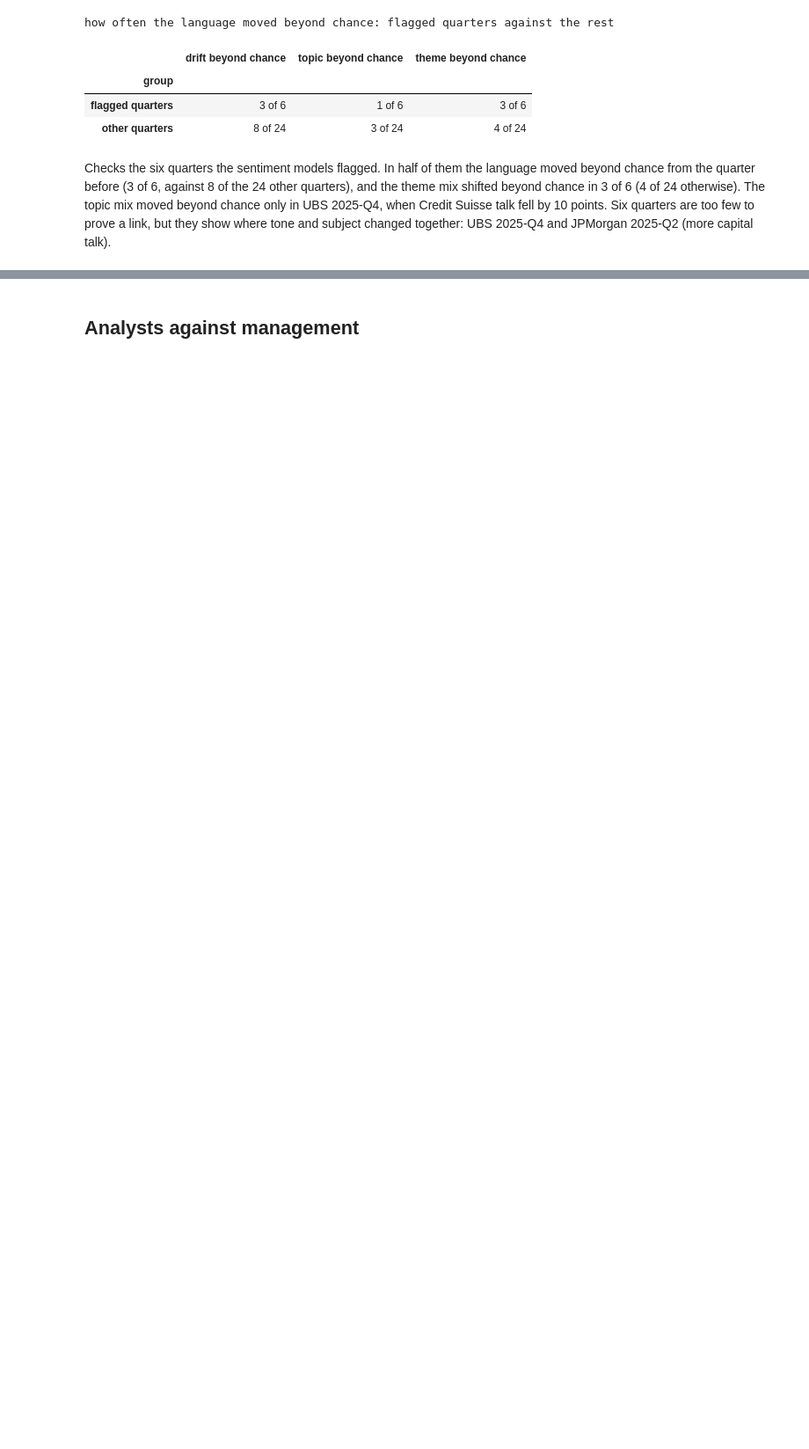
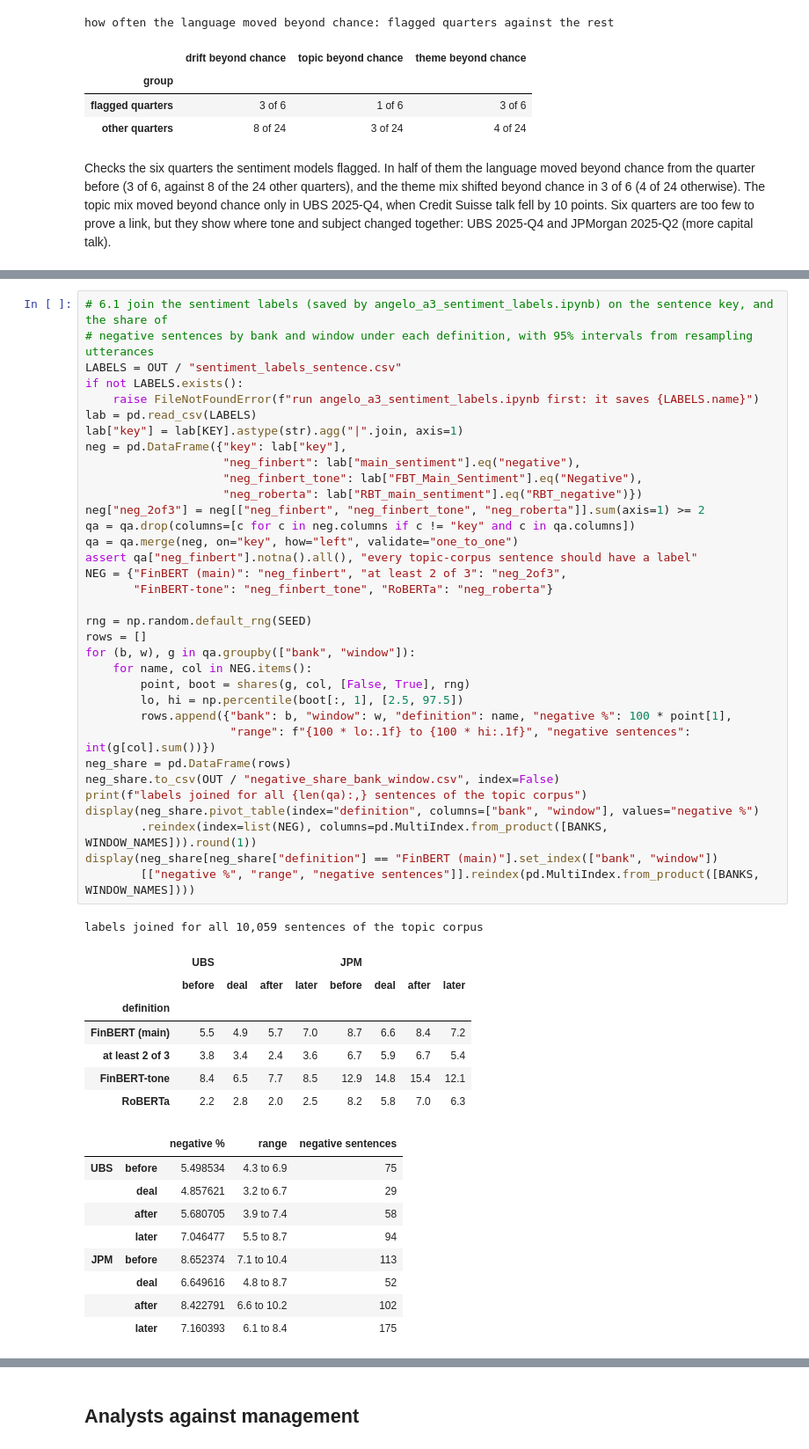
Before and after one commit to maybebool/boe-financial-analysis, a Jupyter notebook: notebooks/angelo/angelo_a3.ipynb, the cells around one changed output, grey strips where cells are left out. Shown at 88% size. Drawn from its saved outputs; the diff is of its cells as text; blank space fills up the shorter version.

```diff
--- a/notebooks/angelo/angelo_a3.ipynb
+++ b/notebooks/angelo/angelo_a3.ipynb
@@ -1467,0 +1476,52 @@ The comparison gives the sentiment results a subject: when tone and topic change
+# %%
+# 6.1 join the sentiment labels (saved by angelo_a3_sentiment_labels.ipynb) on the sentence key, and the share of
+# negative sentences by bank and window under each definition, with 95% intervals from resampling utterances
+LABELS = OUT / "sentiment_labels_sentence.csv"
+if not LABELS.exists():
+    raise FileNotFoundError(f"run angelo_a3_sentiment_labels.ipynb first: it saves {LABELS.name}")
+lab = pd.read_csv(LABELS)
+lab["key"] = lab[KEY].astype(str).agg("|".join, axis=1)
+neg = pd.DataFrame({"key": lab["key"],
+                    "neg_finbert": lab["main_sentiment"].eq("negative"),
+                    "neg_finbert_tone": lab["FBT_Main_Sentiment"].eq("Negative"),
+                    "neg_roberta": lab["RBT_main_sentiment"].eq("RBT_negative")})
+neg["neg_2of3"] = neg[["neg_finbert", "neg_finbert_tone", "neg_roberta"]].sum(axis=1) >= 2
+qa = qa.drop(columns=[c for c in neg.columns if c != "key" and c in qa.columns])
+qa = qa.merge(neg, on="key", how="left", validate="one_to_one")
+assert qa["neg_finbert"].notna().all(), "every topic-corpus sentence should have a label"
+NEG = {"FinBERT (main)": "neg_finbert", "at least 2 of 3": "neg_2of3",
+       "FinBERT-tone": "neg_finbert_tone", "RoBERTa": "neg_roberta"}
+
+rng = np.random.default_rng(SEED)
+rows = []
+for (b, w), g in qa.groupby(["bank", "window"]):
+    for name, col in NEG.items():
+        point, boot = shares(g, col, [False, True], rng)
+        lo, hi = np.percentile(boot[:, 1], [2.5, 97.5])
+        rows.append({"bank": b, "window": w, "definition": name, "negative %": 100 * point[1],
+                     "range": f"{100 * lo:.1f} to {100 * hi:.1f}", "negative sentences": int(g[col].sum())})
+neg_share = pd.DataFrame(rows)
+neg_share.to_csv(OUT / "negative_share_bank_window.csv", index=False)
+print(f"labels joined for all {len(qa):,} sentences of the topic corpus")
+display(neg_share.pivot_table(index="definition", columns=["bank", "window"], values="negative %")
+        .reindex(index=list(NEG), columns=pd.MultiIndex.from_product([BANKS, WINDOW_NAMES])).round(1))
+display(neg_share[neg_share["definition"] == "FinBERT (main)"].set_index(["bank", "window"])
+        [["negative %", "range", "negative sentences"]].reindex(pd.MultiIndex.from_product([BANKS, WINDOW_NAMES])))
+# %% [output]
+labels joined for all 10,059 sentences of the topic corpus
+|  | UBS |  |  |  | JPM |  |  |  |
+|  | before | deal | after | later | before | deal | after | later |
+| definition |  |  |  |  |  |  |  |  |
+| FinBERT (main) | 5.5 | 4.9 | 5.7 | 7.0 | 8.7 | 6.6 | 8.4 | 7.2 |
+| at least 2 of 3 | 3.8 | 3.4 | 2.4 | 3.6 | 6.7 | 5.9 | 6.7 | 5.4 |
+| FinBERT-tone | 8.4 | 6.5 | 7.7 | 8.5 | 12.9 | 14.8 | 15.4 | 12.1 |
+| RoBERTa | 2.2 | 2.8 | 2.0 | 2.5 | 8.2 | 5.8 | 7.0 | 6.3 |
+|  |  | negative % | range | negative sentences |
+| UBS | before | 5.498534 | 4.3 to 6.9 | 75 |
+|  | deal | 4.857621 | 3.2 to 6.7 | 29 |
+|  | after | 5.680705 | 3.9 to 7.4 | 58 |
+|  | later | 7.046477 | 5.5 to 8.7 | 94 |
+| JPM | before | 8.652374 | 7.1 to 10.4 | 113 |
+|  | deal | 6.649616 | 4.8 to 8.7 | 52 |
+|  | after | 8.422791 | 6.6 to 10.2 | 102 |
+|  | later | 7.160393 | 6.1 to 8.4 | 175 |
```
Also changed, not shown: parts of 12 cells of this notebook, 1 other file.
